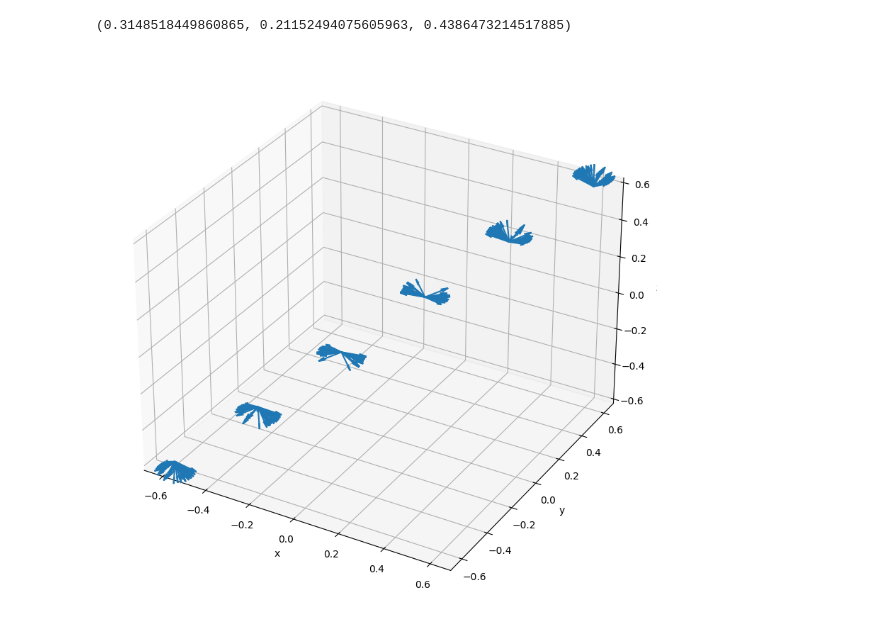
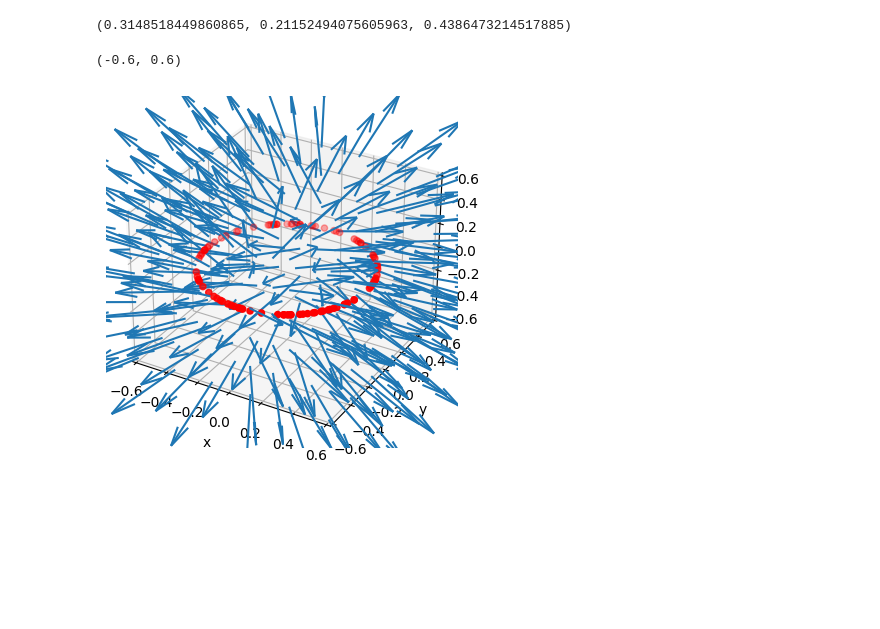
Before and after one commit to JsNcAr/Metodos1_JasonArias_AngieRicaurte, a Jupyter notebook: Parcial2/p2_practice.ipynb, the cells around one changed output. Cells and saved outputs as stored; diff of their text form; code cells hidden in the pictures; blank space fills up the shorter version.

```diff
--- a/Parcial2/p2_practice.ipynb
+++ b/Parcial2/p2_practice.ipynb
@@ -1,6 +1,15 @@
 # %%
 import numpy as np
 import matplotlib.pyplot as plt
+# %%
+def ring_a_radius(r, N):
+    """
+    Return a list of N points in the ring of radius r
+    """
+    theta = np.random.uniform(0, 2*np.pi, N)
+    x = r*np.cos(theta)
+    y = r*np.sin(theta)
+    return x, y
 # %%
 def E_x_integrate_function(phi, x, y, z, a=0.5):
     num = x-a*np.cos(phi)
@@ -41,16 +50,25 @@ z = np.linspace(-0.6, 0.6, N)
 Ex = np.zeros((N, N, N))
 Ey = np.zeros((N, N, N))
 Ez = np.zeros((N, N, N))
-# %%
-#Quiver graph
-
-for i in range(N):
-    for j in range(N):
-        for k in range(N):
-
-
-
-fig = plt.figure()
-ax = fig.add_subplot(111, projection='3d')
-# %% [output]
-[figure, removed]
+# %%
+fig = plt.figure(figsize=(10, 10))
+ax = fig.add_subplot(121, projection='3d')
+#ax.scatter(X,Y)
+
+for i in range(N):
+    for j in range(N):
+        for k in range(N):
+            Ex[i,j,k], Ey[i,j,k], Ez[i,j,k] = E_field(x[i], y[j], z[k])
+            ax.quiver(x[i], y[j], z[k], Ex[i,j,k], Ey[i,j,k], Ez[i,j,k], length=0.5, normalize=True)
+x_r, y_r = ring_a_radius(0.5, 100)
+ax.scatter(x_r, y_r ,color='red')
+
+ax.set_xlabel('x')
+ax.set_ylabel('y')
+ax.set_zlabel('z')
+ax.set_xlim(-0.6, 0.6)
+ax.set_ylim(-0.6, 0.6)
+ax.set_zlim(-0.6, 0.6)
+# %% [output]
+(-0.6, 0.6)
+[figure, added]
```
